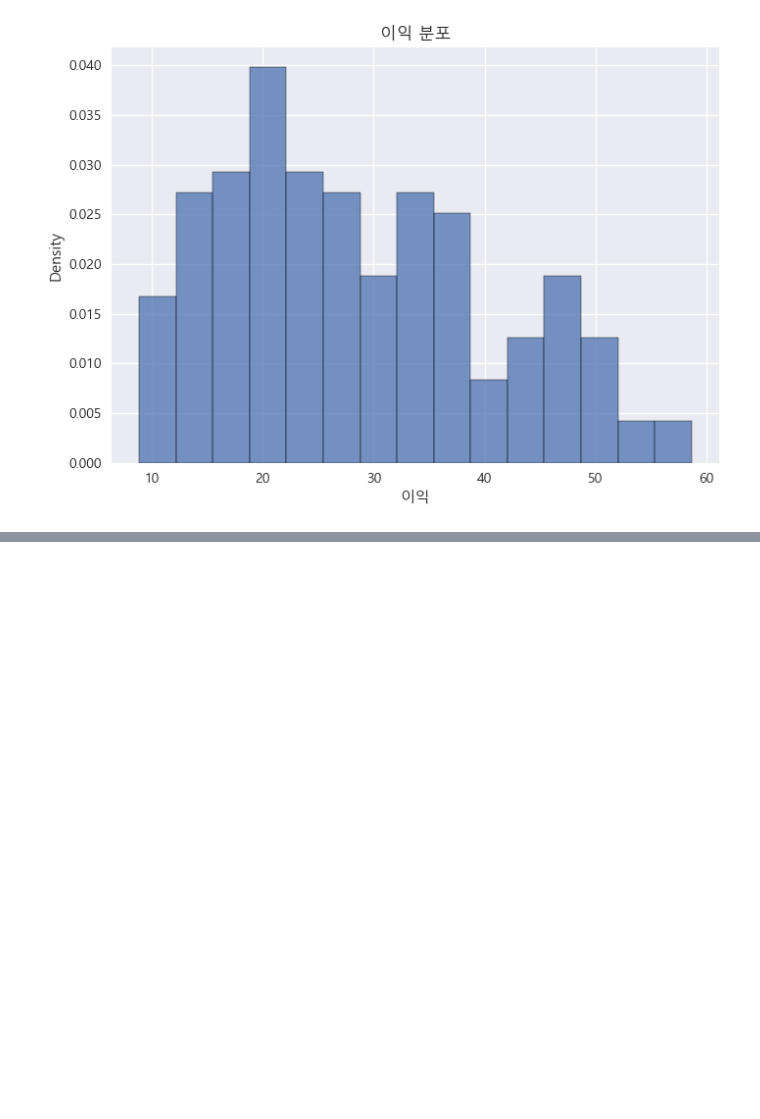
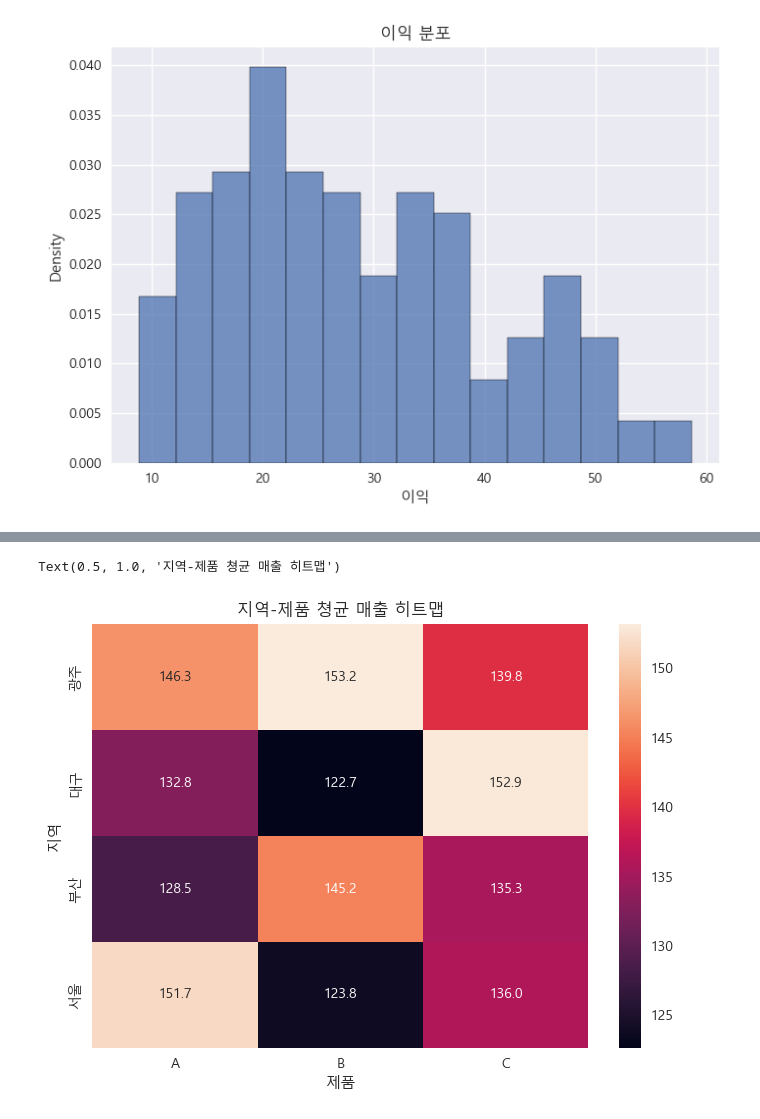
Before and after one commit to ShinJooHyeop/fintech3, a Jupyter notebook: 06machin_learning/numpy연습문제3.ipynb, the cells around one changed output, grey strips where cells are left out. Drawn from its saved outputs; the diff is of its cells as text; code cells hidden in the pictures; blank space fills up the shorter version.

```diff
--- a/06machin_learning/numpy연습문제3.ipynb
+++ b/06machin_learning/numpy연습문제3.ipynb
@@ -94,0 +111,4 @@ plt.show()
+# %%
+#문제9 지역x제품 매출 Heatmap
+df2['평균매출'] = df2.groupby('지역')['매출'].mean()
+df2
@@ -94,0 +129,8 @@ plt.show()
+# %%
+table = df2.pivot_table(index='지역', columns='제품', values='매출', aggfunc='mean')
+plt.figure()
+sns.heatmap(table, annot=True, fmt=".1f")
+plt.title('지역-제품 쳥균 매출 히트맵')
+# %% [output]
+Text(0.5, 1.0, '지역-제품 쳥균 매출 히트맵')
+[figure, added]
```
Also changed, not shown: parts of 6 cells of this notebook, 9 other files.
